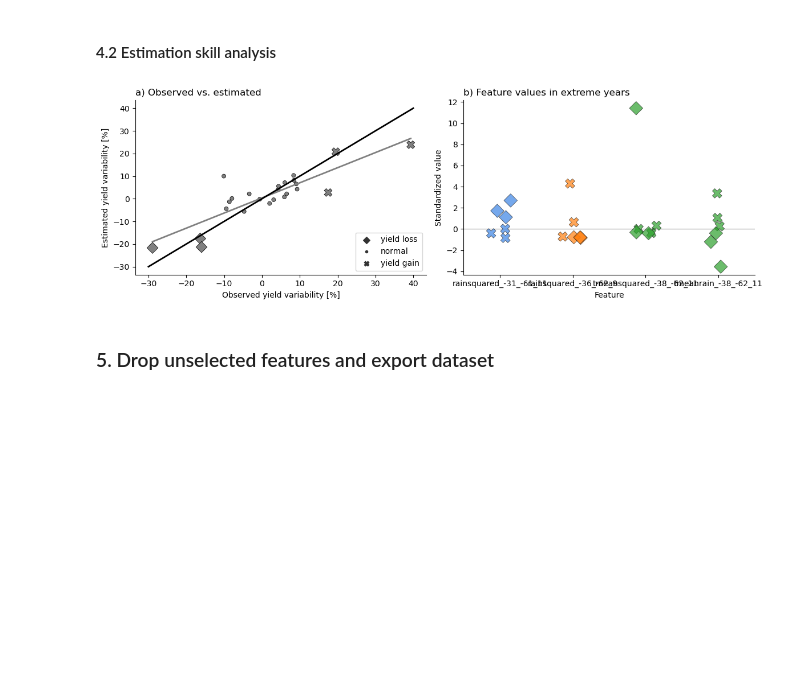
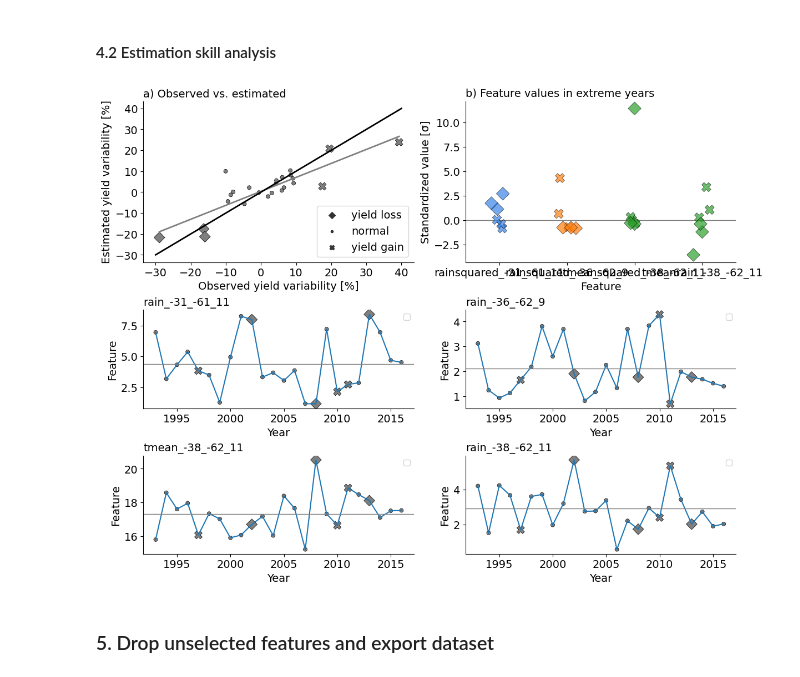
Before and after one commit to mzachow/wheat-yield-forecast-argentina, a Jupyter notebook: 3_yield_model_with_era.ipynb, the cells around one changed output. Saved outputs shown, nothing was run; the diff lists cells and outputs as text; code cells hidden in the pictures; blank space fills up the shorter version.

```diff
--- a/3_yield_model_with_era.ipynb
+++ b/3_yield_model_with_era.ipynb
@@ -148,7 +148,7 @@ def train_and_validate_national_model(data, corr_threshold, no_features):
 # %%
 best_rmse = 100
 best_r2 = 0
-for correlation_threshold in [.4]:
+for correlation_threshold in [.5]:
     for number_of_features in [4]:
         features, rmse, current_r2, pearson_r, y_pred, y = train_and_validate_national_model(era_yield_filtered, correlation_threshold, number_of_features)
 
@@ -158,6 +158,7 @@ for correlation_threshold in [.4]:
             vif_list = []
             for fold in features:
                 fold = list(features[fold].keys())
+
                 VIF = add_constant(era_yield_filtered[[c for c in fold if c != "intercept"]])
                 result = pd.Series([variance_inflation_factor(VIF.values, i) for i in range(VIF.shape[1])], index=VIF.columns)
                 vif_result = np.round(result.loc[~result.index.str.contains("const")].max(), 2)
@@ -187,6 +188,11 @@ rainsquared_-36_-62_9      0.081810
 intercept                  0.015842
 tmeanrain_-31_-61_10      -0.000106
 dtype: float64
+# %%
+era_raw = pd.read_csv("files/ERA/processed/era_tmean_rain_all_departments.csv")
+era_raw = era_raw.loc[:, ["year", "tmean_-38_-62_11", "rain_-38_-62_11", "rain_-36_-62_9", "rain_-31_-61_11"]].assign(type="normal")
+era_raw.loc[era_raw["year"].isin([1997, 2010, 2011]), "type"] = "yield gain"
+era_raw.loc[era_raw["year"].isin([2002, 2008, 2013]), "type"] = "yield loss"
 # %% [markdown]
 Determine final model
 # %%
@@ -281,50 +295,72 @@ plt.show()
 # %%
+fontsize = 14
+
 features = ['rainsquared_-31_-61_11', 'rainsquared_-36_-62_9', 'tmeansquared_-38_-62_11', 'tmeanrain_-38_-62_11']
 
 # Residual Plot
 (_, _, _, _, y_pred, y) = train_and_validate_national_model(era_yield_filtered, best_corr, best_f_no)
 obs_pred_df = pd.DataFrame(index=list(range(1993, 2017)), data={"observed":y.values.tolist(), "predicted":y_pred})
 
 obs_pred_df = obs_pred_df.sort_values(by="observed").assign(type="normal").copy()
 obs_pred_df.iloc[:3, 2] = "yield loss"
 obs_pred_df.iloc[-3:, 2] = "yield gain"
 obs_pred_df[["observed", "predicted"]] *= 100
 
-fig, axs = plt.subplots(1, 2, figsize=(12,4))
-axs = axs.ravel()
+fig, axs = plt.subplot_mosaic([['upper left', 'upper right'],
+                               ['center left', 'center right'],
+                               ['lower left', 'lower right']],
+                              figsize=(12, 9), layout="constrained", width_ratios=[0.5, 0.5], height_ratios=[0.45, 0.275, 0.275])
 
-sns.regplot(data=obs_pred_df, x="observed", y="predicted", ax=axs[0], ci=None, color="grey", scatter=False, line_kws={"linewidth":2})
-sns.lineplot(data={"x": [-30, 40], "y":[-30, 40]}, x="x", y="y", ax=axs[0], color="black", linewidth=2)
-sns.scatterplot(data=obs_pred_df, x="observed", y="predicted", ax=axs[0], style="type", s=100, edgecolor="black", linewidth=.5, markers={"yield gain": "X", "yield loss": "D", "normal": "."}, color="grey")
-axs[0].spines[['right', 'top']].set_visible(False)
-axs[0].set_xlabel("Observed yield variability [%]")
-axs[0].set_ylabel("Estimated yield variability [%]")
-axs[0].set_xticks(list(range(-30, 50, 10)));
-axs[0].set_yticks(list(range(-30, 50, 10)));
-axs[0].set_title("a) Observed vs. estimated", loc="left")
-axs[0].legend(loc="lower right")
+loc1 = "upper left"
+sns.regplot(data=obs_pred_df, x="observed", y="predicted", ax=axs[loc1], ci=None, color="grey", scatter=False, line_kws={"linewidth":2})
+sns.lineplot(data={"x": [-30, 40], "y":[-30, 40]}, x="x", y="y", ax=axs[loc1], color="black", linewidth=2)
+sns.scatterplot(data=obs_pred_df, x="observed", y="predicted", ax=axs[loc1], style="type", s=100, edgecolor="black", linewidth=.5, markers={"yield gain": "X", "yield loss": "D", "normal": "."}, color="grey")
+axs[loc1].spines[['right', 'top']].set_visible(False)
+axs[loc1].set_xlabel("Observed yield variability [%]", size=fontsize)
+axs[loc1].set_ylabel("Estimated yield variability [%]", size=fontsize)
+axs[loc1].set_xticks(list(range(-30, 50, 10)));
+axs[loc1].set_yticks(list(range(-30, 50, 10)));
+axs[loc1].set_title("a) Observed vs. estimated", loc="left", size=fontsize)
+axs[loc1].tick_params(axis='both', which='major', labelsize=fontsize)
+axs[loc1].legend(loc="lower right", fontsize=fontsize)
 
 data = era_yield_filtered.loc[(era_yield_filtered["year"].isin([1997, 2002, 2008, 2010, 2011, 2013])), features + ["year", "yield anomaly [%]" ]]
 data.loc[data["year"].isin([1997, 2010, 2011]), "type"] = "yield gain"
 data.loc[data["year"].isin([2002, 2008, 2013]), "type"] = "yield loss"
 data["year"] = data["year"].astype(str)
 data = data.sort_values(by="yield anomaly [%]")
 
 data = data[features + ["type"]].set_index("type").stack().reset_index(name="value")
 
-sns.stripplot(data=data.loc[data["type"] == "yield gain"], x="level_1", y="value", hue="level_1", marker="X", s=12, alpha=.7, jitter=.15, edgecolor="black", linewidth=.5, palette=["#3B83E5", "#FF7F0E", "#2CA02C", "#2CA02C"], ax=axs[1], legend=False)
-sns.stripplot(data=data.loc[data["type"] == "yield loss"], x="level_1", y="value", hue="level_1", marker="D", s=12, alpha=.7, jitter=.15, edgecolor="black", linewidth=.5, palette=["#3B83E5", "#FF7F0E", "#2CA02C", "#2CA02C"], ax=axs[1], legend=False)
+sns.stripplot(data=data.loc[data["type"] == "yield gain"], x="level_1", y="value", hue="level_1", marker="X", s=12, alpha=.7, jitter=.15, edgecolor="black", linewidth=.5, palette=["#3B83E5", "#FF7F0E", "#2CA02C", "#2CA02C"], ax=axs[loc2], legend=False)
+sns.stripplot(data=data.loc[data["type"] == "yield loss"], x="level_1", y="value", hue="level_1", marker="D", s=12, alpha=.7, jitter=.15, edgecolor="black", linewidth=.5, palette=["#3B83E5", "#FF7F0E", "#2CA02C", "#2CA02C"], ax=axs[loc2], legend=False)
 
-axs[1].spines[['right', 'top']].set_visible(False)
-axs[1].axhline(0, 0, color="grey", linewidth=.8)
-axs[1].set_xlabel("Feature")
-axs[1].set_ylabel("Standardized value")
-axs[1].set_title("b) Feature values in extreme years", loc="left")
+loc2 = "upper right"
+axs[loc2].spines[['right', 'top']].set_visible(False)
+axs[loc2].axhline(0, 0, color="grey", linewidth=1)
+axs[loc2].set_xlabel("Feature", size=fontsize)
+axs[loc2].set_ylabel("Standardized value [σ]", size=fontsize)
+axs[loc2].tick_params(axis='both', which='major', labelsize=fontsize)
+axs[loc2].set_title("b) Feature values in extreme years", loc="left", size=fontsize)
 
-plt.tight_layout()
-plt.savefig("files/figures/figure4.svg")
+
+for ax, col in zip(list(axs.keys())[2:], ["rain_-31_-61_11", "rain_-36_-62_9", "tmean_-38_-62_11", "rain_-38_-62_11"]):
+    sns.lineplot(data=era_raw, x="year", y=col, ax=axs[ax])
+    sns.scatterplot(data=era_raw, x="year", y=col, ax=axs[ax], style="type", s=100, edgecolor="black", linewidth=.5, markers={"yield gain": "X", "yield loss": "D", "normal": "."}, color="grey")
+    mean = era_raw[col].mean()
+    axs[ax].axhline(mean, 0, color="grey", linewidth=1)
+    axs[ax].spines[['right', 'top']].set_visible(False)
+    axs[ax].set_title(col, size=fontsize, loc="left")
+    axs[ax].set_xlabel("Year", size=fontsize)
+    axs[ax].set_ylabel("Feature", size=fontsize)
+    axs[ax].tick_params(axis='both', which='both', labelsize=fontsize)
+    axs[ax].legend("")
+
+#plt.savefig("files/figures/figure4.png")
+#plt.tight_layout()
+plt.show()
 # %% [output]
-[figure, old version]
+[figure, new version]
 # %% [markdown]
 ### 5. Drop unselected features and export dataset
 # %%
```
Also changed, not shown: parts of 3 cells of this notebook, 20 other files.
